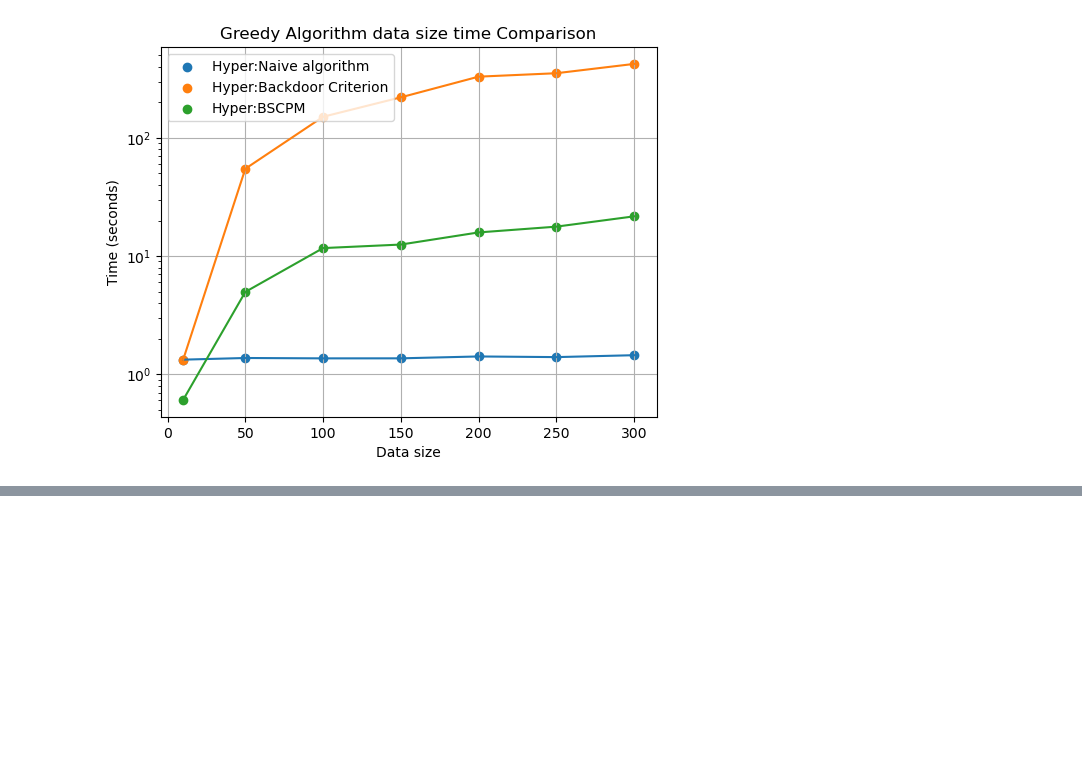
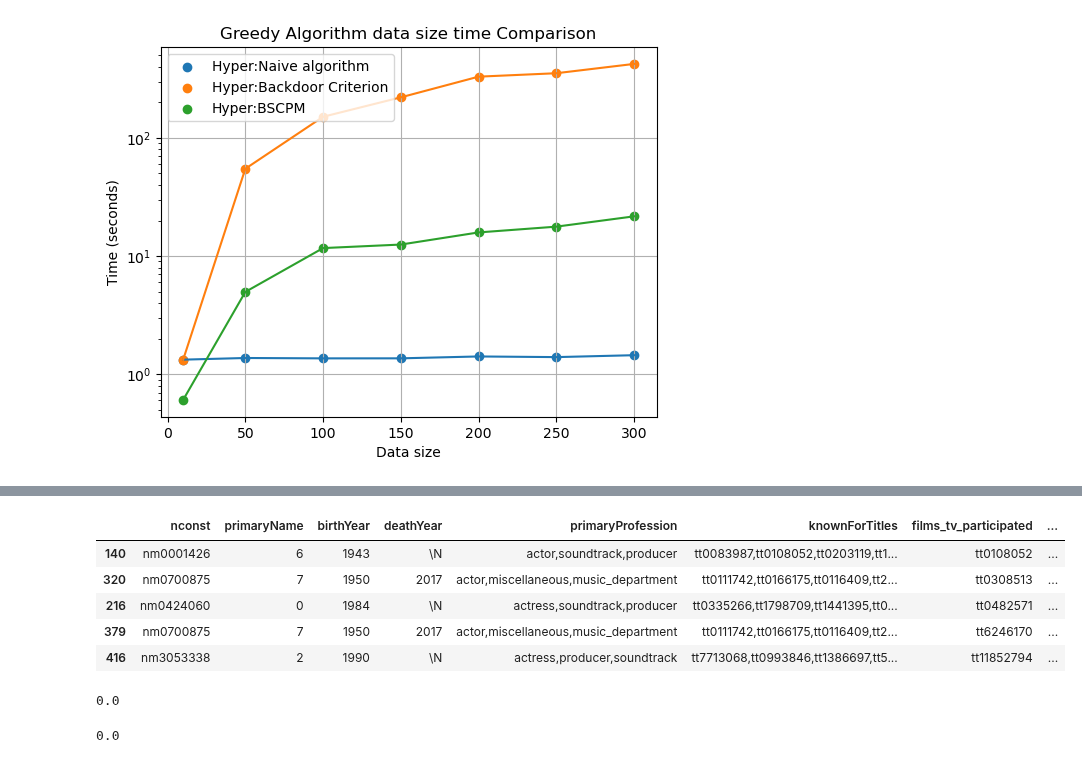
Before and after one commit to sainyam/Hyper-Code, a Jupyter notebook: ranking_query/imdb_redo.ipynb, the cells around one changed output, grey strips where cells are left out. Saved outputs shown, nothing was run; the diff lists cells and outputs as text; code cells hidden in the pictures; blank space fills up the shorter version.

```diff
--- a/ranking_query/imdb_redo.ipynb
+++ b/ranking_query/imdb_redo.ipynb
@@ -573,0 +599,15 @@ plt.show()
+# %%
+ranking_funcs.get_ranking_query(new_G_combined, df, 5, {'numVotes':3}, 'averageRating',
+                                     {'primaryName':2},'fix')
+# %% [output]
+|  | nconst | primaryName | birthYear | deathYear | primaryProfession | knownForTitles | films_tv_participated | ... |
+| 140 | nm0001426 | 6 | 1943 | \N | actor,soundtrack,producer | tt0083987,tt0108052,tt0203119,tt1... | tt0108052 | ... |
+| 320 | nm0700875 | 7 | 1950 | 2017 | actor,miscellaneous,music_department | tt0111742,tt0166175,tt0116409,tt2... | tt0308513 | ... |
+| 216 | nm0424060 | 0 | 1984 | \N | actress,soundtrack,producer | tt0335266,tt1798709,tt1441395,tt0... | tt0482571 | ... |
+| 379 | nm0700875 | 7 | 1950 | 2017 | actor,miscellaneous,music_department | tt0111742,tt0166175,tt0116409,tt2... | tt6246170 | ... |
+| 416 | nm3053338 | 2 | 1990 | \N | actress,producer,soundtrack | tt7713068,tt0993846,tt1386697,tt5... | tt11852794 | ... |
+# %%
+ranking_funcs.get_prob_backdoor_opt2(new_G_combined_rf, df, 5, {'numVotes':3}, 'averageRating',
+                                     {'primaryName':7},'fix',[320, 379,279,308,278],9.108852)
+# %% [output]
+0.0
@@ -573,0 +630,4 @@ plt.show()
+# %%
+rf_G_bk2
+# %% [output]
+0.0
```
Also changed, not shown: parts of 3 cells of this notebook.
